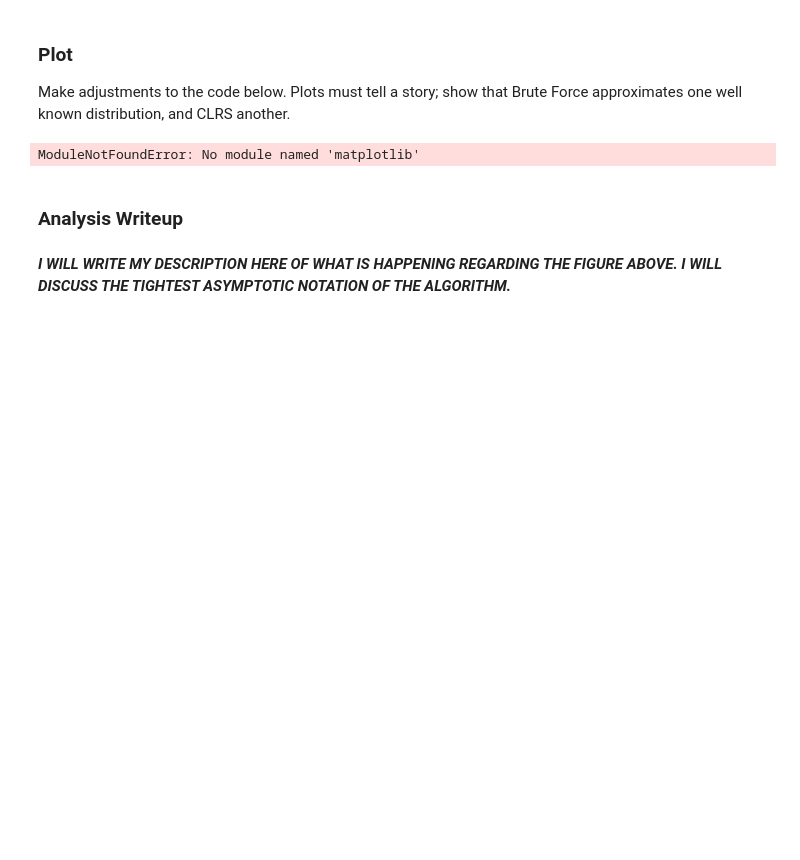
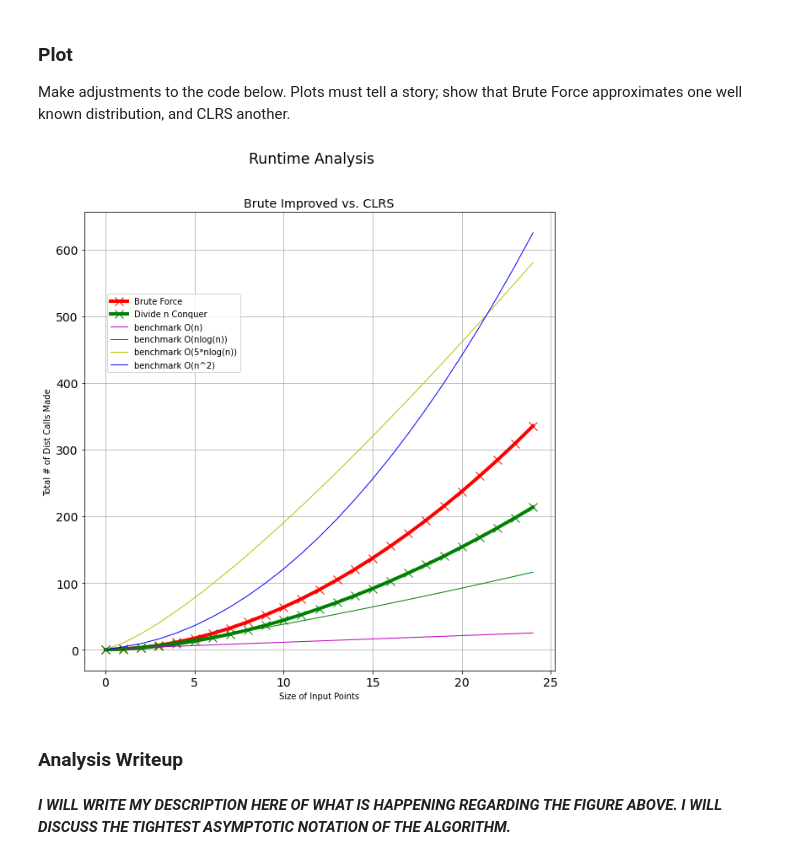
Before and after one commit to Emanuel071/FoA, a Jupyter notebook: PA1/ECalderon_PA1_SP22_closestPoints.ipynb, the cells around one changed output. Drawn from its saved outputs; the diff is of its cells as text; code cells hidden in the pictures; blank space fills up the shorter version.

```diff
--- a/PA1/ECalderon_PA1_SP22_closestPoints.ipynb
+++ b/PA1/ECalderon_PA1_SP22_closestPoints.ipynb
@@ -580,9 +553,31 @@ Run repeated tests over input sizes N to collect data for your plot.  Then, modi
 #
 # AS WITH ANY CODE YOU WRITE, USE GOOD COMMENTS.
 
+POINTS = [Point(20,13), Point(17,4), Point(16,9), Point(0,4), Point(8,0), Point(14,20), Point(3,9), \
+        Point(4,17), Point(1,2), Point(2,3), Point(4,5), Point(5,6), Point(5,8), Point(5,9),Point(5,10), \
+        Point(4,20), Point(1,10), Point(5,20), Point(10,5), Point(15,5), Point(18,6), Point(21,5), \
+        Point(25,5), Point(11,1), Point(16,5)]
+totalpoints = len(POINTS)
+
+
+dist.calls = 0 # reset before every run
+p1_DNC, p2_DNC, d_DNC, c_DNC = closestPairCLRS(POINTS)
+print(f"Closest pair of points are {p1_DNC} and {p2_DNC}, distance = {d_DNC:.2f}")
+print(f"Call counts on dist = {c_DNC}")
+myCLRScounts = [0.7*x**1.8 for x in range(totalpoints)] # this is just a stub
+
+dist.calls = 0
+p1_BF, p2_BF, d_BF, c_BF = closestPairBrute(POINTS)
+print(f"Compare to Brute which says {p1_BF}, {p2_BF}, {d_BF} and {c_BF} calls.")
+mybrutecounts = [0.8*x**1.9 for x in range(totalpoints)] # this is just a stub
+
 # WRITE EXPERIMENT CODE HERE, THEN
 # SET THIS VARIABLE BELOW TO REFLECT YOUR RUN COUNTS.
 # Then edit the plot code in the next block to make it clear, add labels, etc.
 # INCLUDE ENOUGH TRIALS.  HINT, 10 IS NOT "ENOUGH" FOR CLOSEST POINTS.
-mybrutecounts = [0.8*x**1.9 for x in range(50)] # this is just a stub
-myCLRScounts = [0.7*x**1.8 for x in range(50)] # this is just a stub
+# mybrutecounts = [0.8*x**1.9 for x in range(50)] # this is just a stub
+# myCLRScounts = [0.7*x**1.8 for x in range(50)] # this is just a stub
+
+
+print(mybrutecounts)
+print(myCLRScounts)
@@ -605,37 +606,37 @@ yTestVals2 = [0,] # quadratic for O(n^2)
 yTestVals3 = [0,] # n*log(n) for O(nlog(n))
 yTestVals4 = [0,] # 5*n*log(n) for O(nlog(n))
 
 # generate bench mark data for O(n), O(n^2), O(nlog(n)), O(10*nlog(n)), and O(n!)
 for i in range(2, N+1):
     # UPDATE THE COEFFICIENTS TO THESE FUNCTIONS TO BRING SOME IN "TIGHT" TO
     # THE BRUTE FORCE, and some to the CLRS, or add others.
     yTestVals1.append(i)
     yTestVals2.append(pow(i, 2))
     yTestVals3.append(i*log2(i))
     yTestVals4.append(5*i*log2(i))
 
 # %matplotlib inline
 import matplotlib.pyplot as plt
 
 # Brute vs. CLRS execution steps
 plt.rcParams['figure.figsize'] = [10,10]
 fig, (ax1) = plt.subplots(1, 1)
 fig.suptitle('Runtime Analysis', size="xx-large")
 
 # plotting nearest neighbor execution steps
 ax1.set_title('Brute Improved vs. CLRS', size="x-large")
-ax1.plot(range(N), mybrutecounts, "rx-", markersize=10, linewidth=4, label="LABEL HERE")
-ax1.plot(range(N), myCLRScounts, "gx-", markersize=10, linewidth=4, label="OTHER LABEL HERE")
+ax1.plot(range(N), mybrutecounts, "rx-", markersize=10, linewidth=4, label="Brute Force")
+ax1.plot(range(N), myCLRScounts, "gx-", markersize=10, linewidth=4, label="Divide n Conquer")
 ax1.plot(range(N), yTestVals1, "m^-", markersize=0, linewidth=1, label="benchmark O(n)")
 ax1.plot(range(N), yTestVals3, "g^-", markersize=0, linewidth=1, label="benchmark O(nlog(n))")
 ax1.plot(range(N), yTestVals4, "y^-", markersize=0, linewidth=1, label="benchmark O(5*nlog(n))")
 ax1.plot(range(N), yTestVals2, "b^-", markersize=0, linewidth=1, label="benchmark O(n^2)")
 ax1.grid(b=True, which='major', axis='both')
-ax1.set(xlabel = 'WHAT GOES HERE X?', ylabel = 'WHAT GOES HERE Y?')
+ax1.set(xlabel = 'Size of Input Points', ylabel = 'Total # of Dist Calls Made')
 ax1.legend(loc=(0.05,0.65), scatterpoints=1)
 ax1.tick_params(axis="both", which="major", labelsize=14)
 # %% [output]
-ModuleNotFoundError: No module named 'matplotlib'
+[figure, added]
 # %% [markdown]
 ### Analysis Writeup
 # %% [markdown]
```
Also changed, not shown: parts of 6 cells of this notebook.
